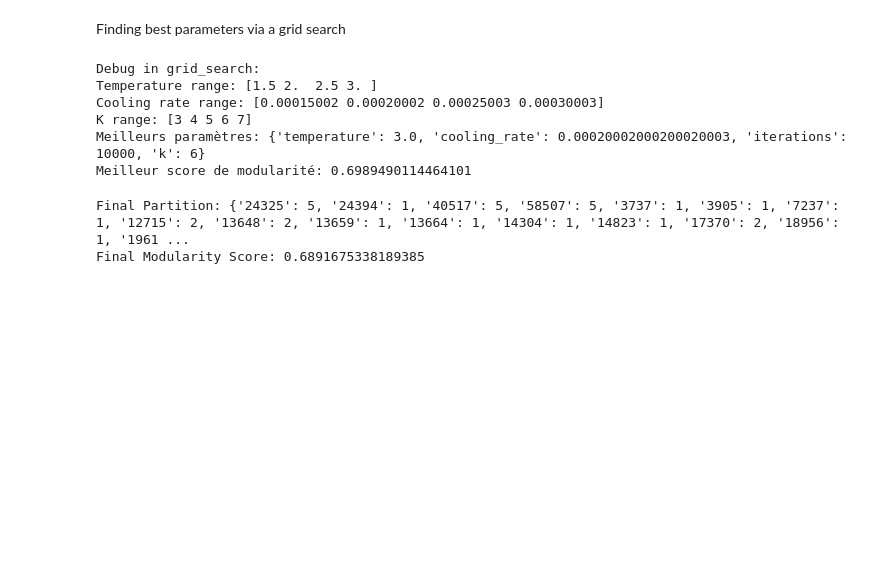
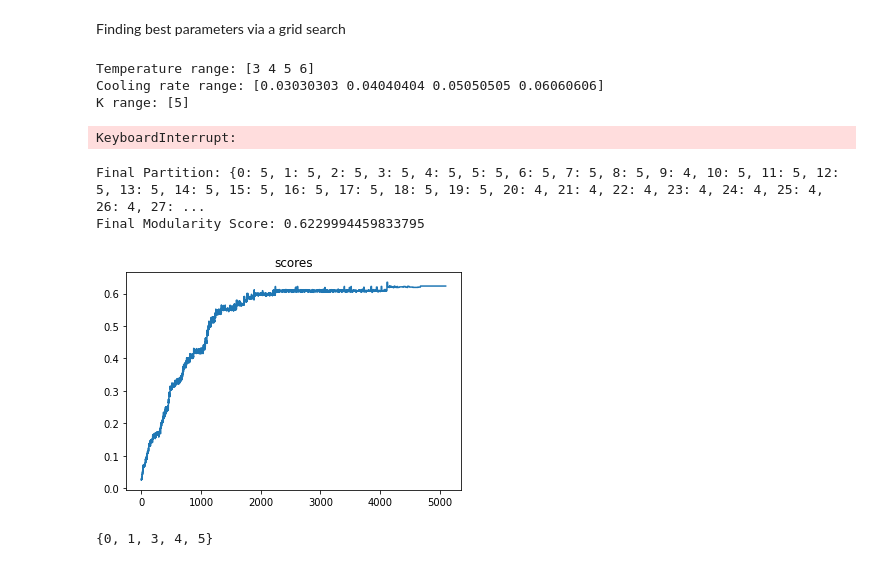
Before and after one commit to chiararov/Graph-Clustering, a Jupyter notebook: modularity.ipynb, the cells around one changed output. Drawn from its saved outputs; the diff is of its cells as text; code cells hidden in the pictures; blank space fills up the shorter version.

```diff
--- a/modularity.ipynb
+++ b/modularity.ipynb
@@ -38,37 +47,45 @@ plt.show()
 Finding best parameters via a grid search
 # %%
 # Appliquer la recherche en grille
-iterations = 10000
-temperature_range = np.arange(1.5, 3.5, 0.5)
+iterations = 100
+temperature_range = np.arange(3, 7, 1)
 cooling_rate_range = temperature_range/(iterations-1)
-k_range = np.arange(3, 8, 1)
+k_range = np.arange(5, 6, 1)
 best_params, best_score = grid_search(G, temperature_range, cooling_rate_range, iterations, k_range)
 
 print("Meilleurs paramètres:", best_params)
 print("Meilleur score de modularité:", best_score)
 # %% [output]
-Debug in grid_search:
-Temperature range: [1.5 2.  2.5 3. ]
-Cooling rate range: [0.00015002 0.00020002 0.00025003 0.00030003]
-K range: [3 4 5 6 7]
-Meilleurs paramètres: {'temperature': 3.0, 'cooling_rate': 0.00020002000200020003, 'iterations': 10000, 'k': 6}
-Meilleur score de modularité: 0.6989490114464101
+Temperature range: [3 4 5 6]
+Cooling rate range: [0.03030303 0.04040404 0.05050505 0.06060606]
+K range: [5]
+KeyboardInterrupt:
 # %%
-k=best_params['k']
-temperature=best_params['temperature']
-cooling_rate=best_params['cooling_rate']
+# # Meilleurs paramètres: {'temperature': 5, 'cooling_rate': 0.15151515151515152, 'iterations': 100, 'k': 7}
+# k=best_params['k']
+# temperature=best_params['temperature']
+# cooling_rate=best_params['cooling_rate']
+# iterations=best_params['iterations']
+
+k=5
+temperature=5
+cooling_rate=0.15151515151515152
+iterations=50
+
+
 initial_partition = {node: random.randint(0,k) for node in G.nodes()}
+
 # Appliquer le Simulated Annealing
 final_partition, final_score, scores = simulated_annealing(G, initial_partition, temperature, cooling_rate, iterations)
 
-# Afficher les résultats
 print("Final Partition:", final_partition)
 print("Final Modularity Score:", final_score)
 
 
-# plt.plot(scores)
-# plt.title("scores")
-# plt.show()
+plt.plot(scores)
+plt.title("scores")
+plt.show()
 # %% [output]
-Final Partition: {'24325': 5, '24394': 1, '40517': 5, '58507': 5, '3737': 1, '3905': 1, '7237': 1, '12715': 2, '13648': 2, '13659': 1, '13664': 1, '14304': 1, '14823': 1, '17370': 2, '18956': 1, '1961 ...
-Final Modularity Score: 0.6891675338189385
+Final Partition: {0: 5, 1: 5, 2: 5, 3: 5, 4: 5, 5: 5, 6: 5, 7: 5, 8: 5, 9: 4, 10: 5, 11: 5, 12: 5, 13: 5, 14: 5, 15: 5, 16: 5, 17: 5, 18: 5, 19: 5, 20: 4, 21: 4, 22: 4, 23: 4, 24: 4, 25: 4, 26: 4, 27: ...
+Final Modularity Score: 0.6229994459833795
+[figure, added]
@@ -81,0 +92,4 @@ def plot_adj(G,partition):
+# %%
+set(final_partition.values())
+# %% [output]
+{0, 1, 3, 4, 5}
```
Also changed, not shown: parts of 7 cells of this notebook, 1 other file.
